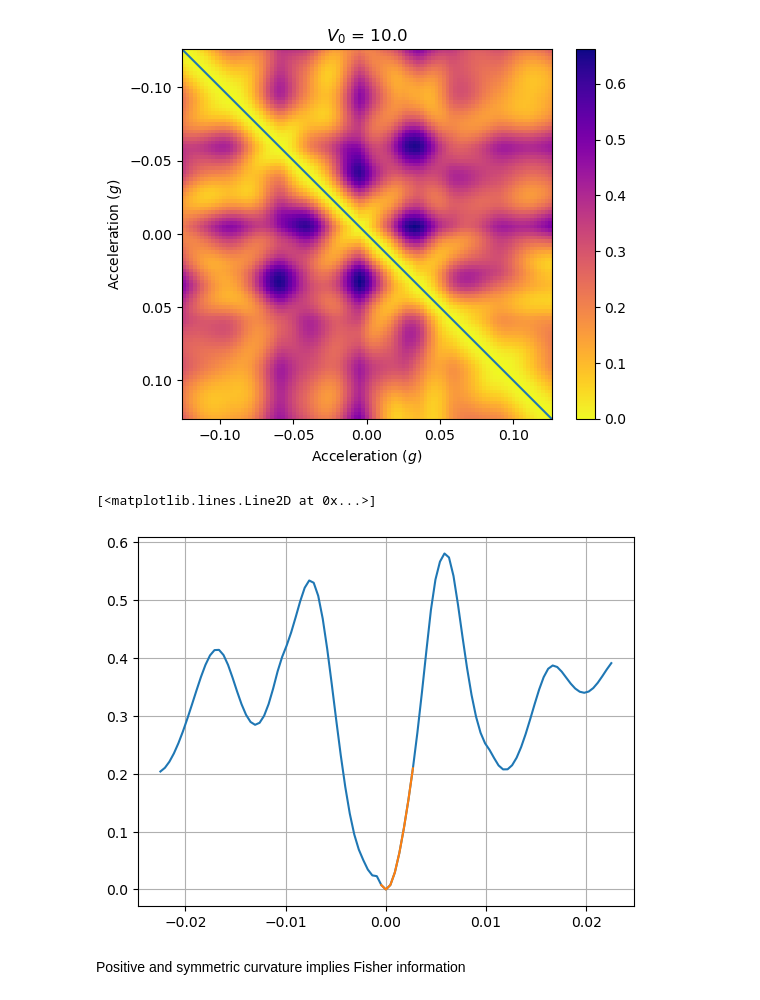
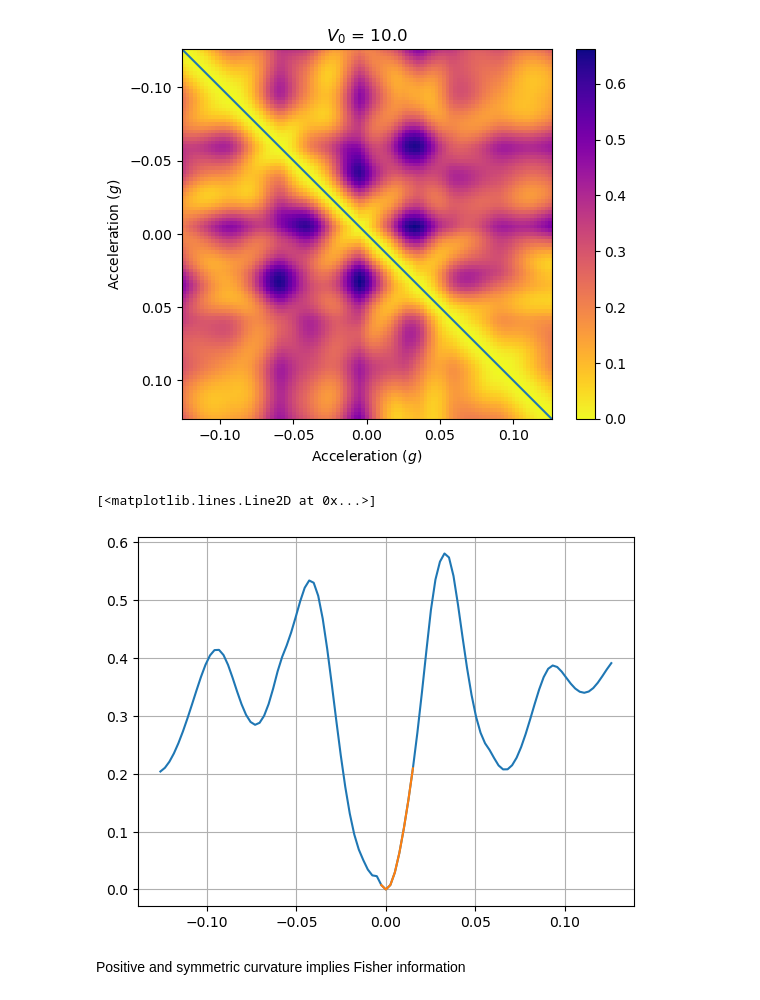
Before and after one commit to rootware/BayesianData, a Jupyter notebook: Python/Bayesian 2param.ipynb, the cells around one changed output. Cells and saved outputs as stored; diff of their text form; code cells hidden in the pictures.

```diff
--- a/Python/Bayesian 2param.ipynb
+++ b/Python/Bayesian 2param.ipynb
@@ -7,11 +7,11 @@ import scipy.fft as fft;
 # %% [markdown]
 Data imports
 # %%
-AList = np.loadtxt("../Output/2param_acc_Option2/Acceleration.txt");
-VList = np.loadtxt("../Output/2param_acc_Option2/LatticeDepth.txt");
+AList = np.loadtxt("../Data/2param_acc_Option2/Acceleration.txt");
+VList = np.loadtxt("../Data/2param_acc_Option2/LatticeDepth.txt");
 
-AVListIndex = np.loadtxt("../Output/2param_acc_Option2/AVIndex.txt", dtype = int);
-MomProb = np.loadtxt("../Output/2param_acc_Option2/MomentumProbability.txt"); # np array with rows containing momentum probabilities for each [a,V] value pair in AVList
+AVListIndex = np.loadtxt("../Data/2param_acc_Option2/AVIndex.txt", dtype = int);
+MomProb = np.loadtxt("../Data/2param_acc_Option2/MomentumProbability.txt"); # np array with rows containing momentum probabilities for each [a,V] value pair in AVList
 # %%
 print(AList[50], VList[25])
 datamom =np.reshape(MomProb, (AList.size,VList.size,11));
@@ -298,12 +298,12 @@ plt.savefig("JS_acc.png")
 # %% [output]
 [figure]
 # %%
-plt.plot(AList, JSDivergenceMatrix[50,:], label="");
+plt.plot(AList*accUnit/g, JSDivergenceMatrix[50,:], label="");
 plt.grid(True, which="both")
-plt.plot(AList[49:57], JSDivergenceMatrix[50,49:57])
+plt.plot(AList[49:57]*accUnit/g, JSDivergenceMatrix[50,49:57])
 # %% [output]
 [<matplotlib.lines.Line2D at 0x...>]
-[figure, old version]
+[figure, new version]
 # %% [markdown]
 Positive and symmetric curvature implies Fisher information
 # %%
```
Also changed, not shown: parts of 1 cell of this notebook, 3 other files.
